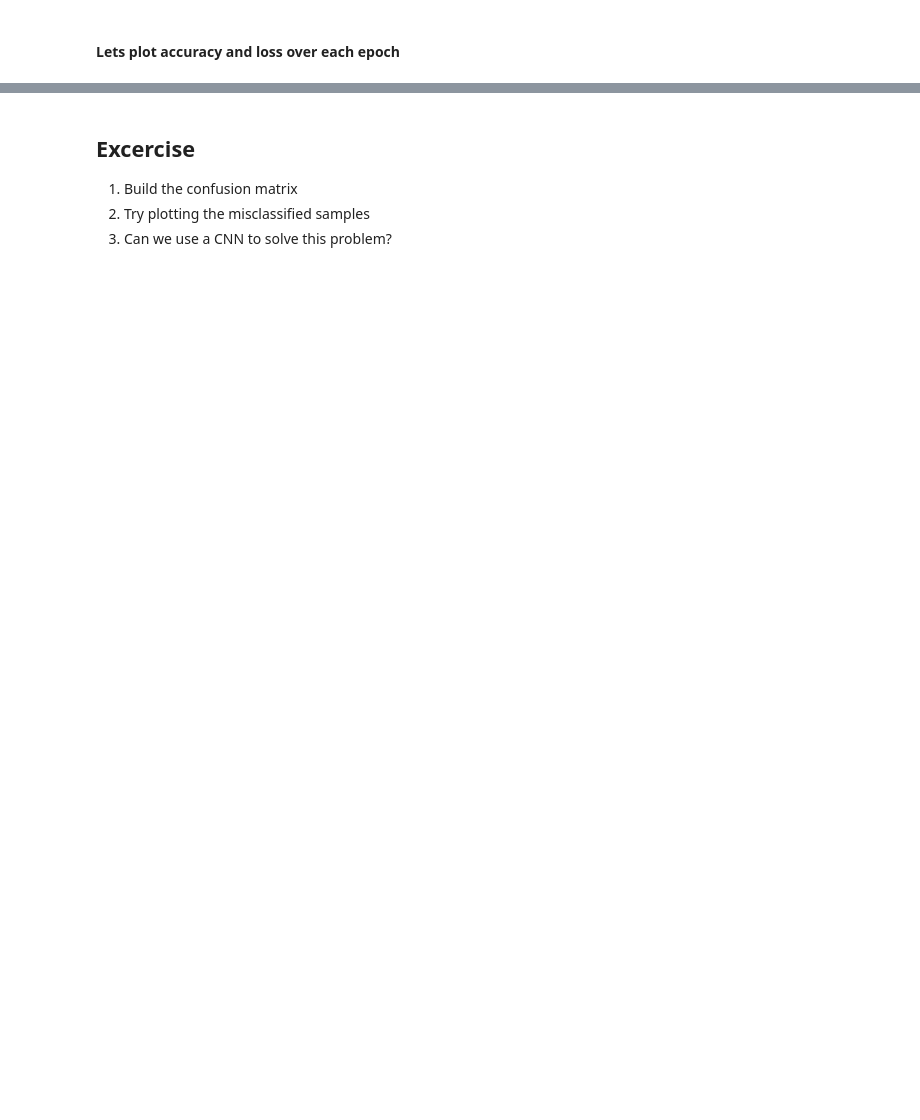
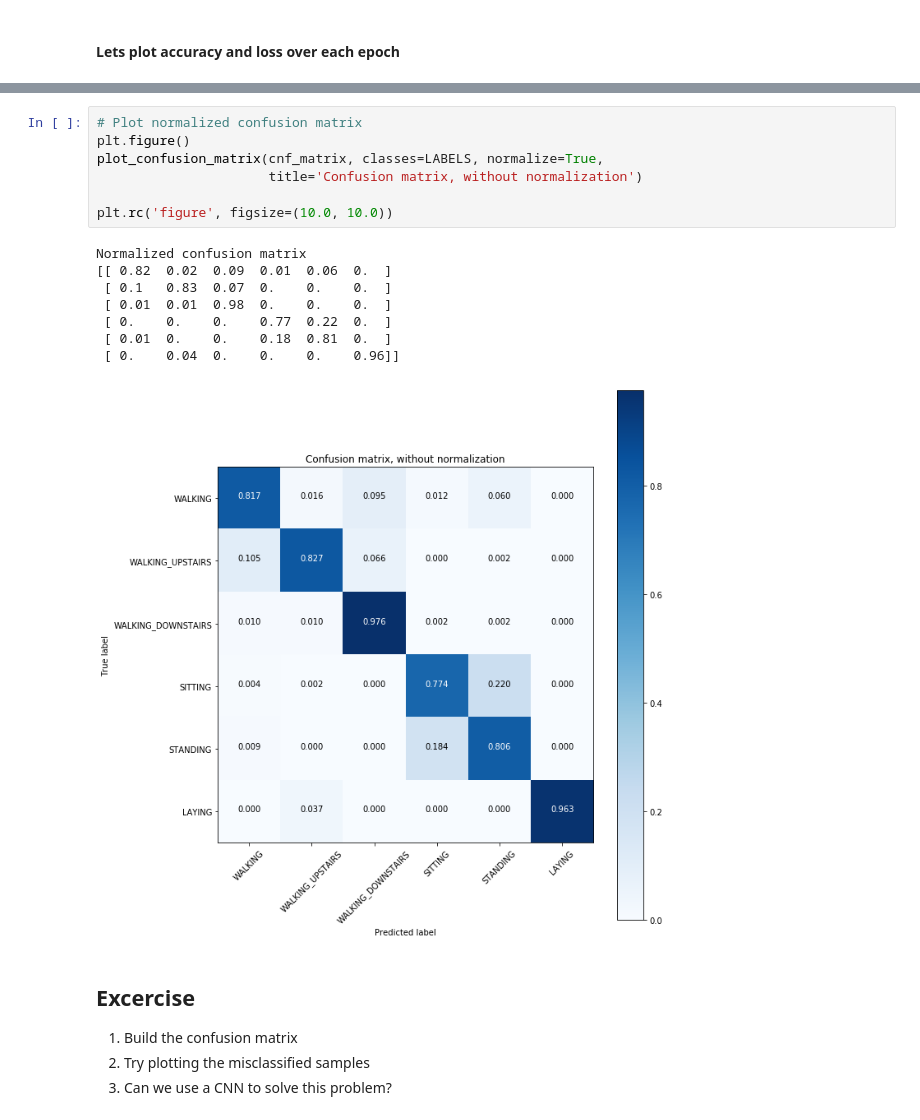
Before and after one commit to sunilmallya/timeseries, a Jupyter notebook: smartphone_human_activity_classification_gluon.ipynb, the cells around one changed output, grey strips where cells are left out. Cells and saved outputs as stored; diff of their text form; blank space fills up the shorter version.

```diff
--- a/smartphone_human_activity_classification_gluon.ipynb
+++ b/smartphone_human_activity_classification_gluon.ipynb
@@ -362,3 +463,19 @@ plt.show()
+# %%
+# Plot normalized confusion matrix
+plt.figure()
+plot_confusion_matrix(cnf_matrix, classes=LABELS, normalize=True,
+                      title='Confusion matrix, without normalization')
+
+plt.rc('figure', figsize=(10.0, 10.0))
+# %% [output]
+Normalized confusion matrix
+[[ 0.82  0.02  0.09  0.01  0.06  0.  ]
+ [ 0.1   0.83  0.07  0.    0.    0.  ]
+ [ 0.01  0.01  0.98  0.    0.    0.  ]
+ [ 0.    0.    0.    0.77  0.22  0.  ]
+ [ 0.01  0.    0.    0.18  0.81  0.  ]
+ [ 0.    0.04  0.    0.    0.    0.96]]
+[figure, added]
 # %% [markdown]
 ## Excercise
 
```
Also changed, not shown: parts of 14 cells of this notebook.
